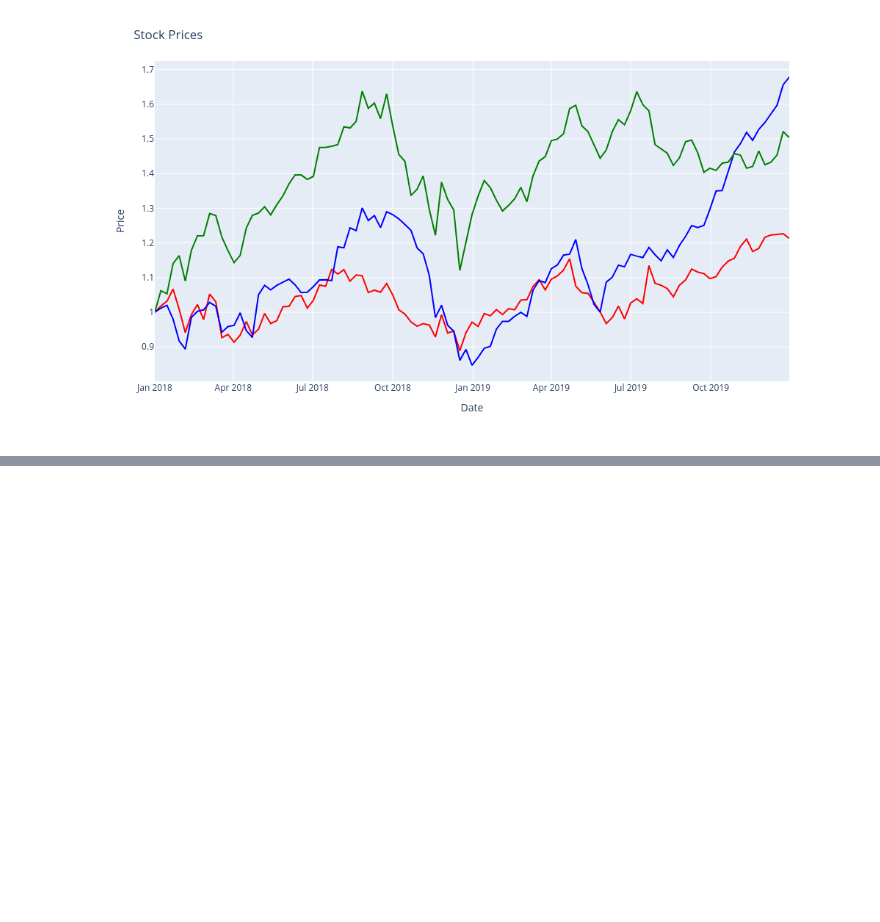
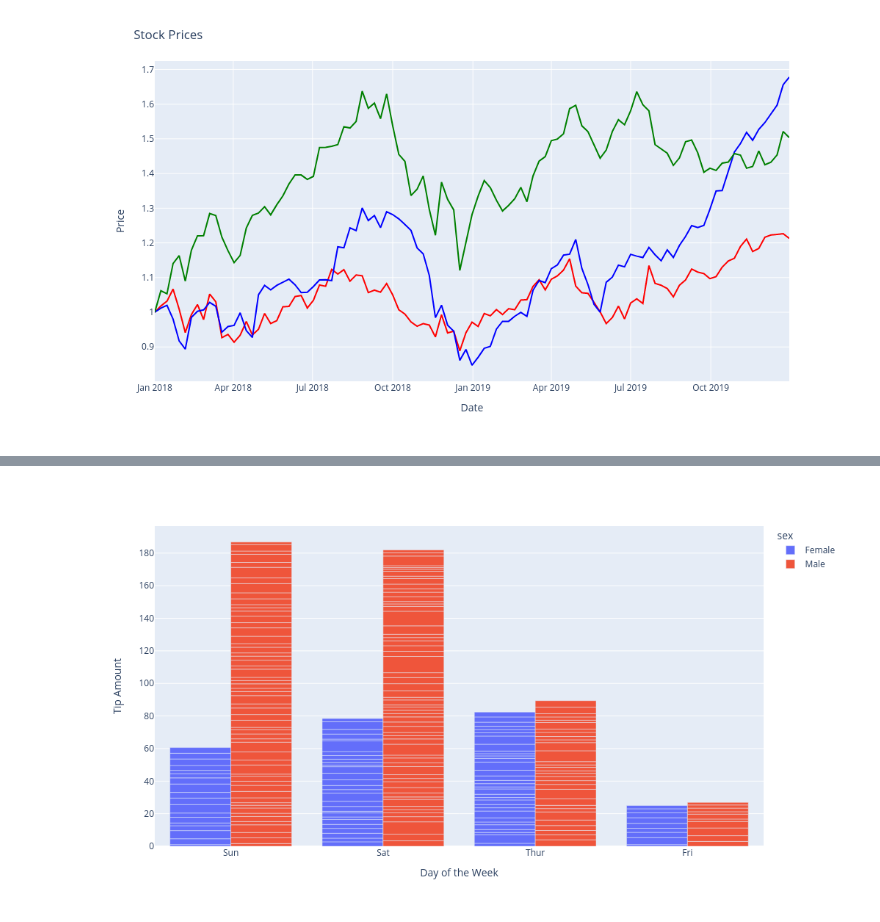
Before and after one commit to hereliesadvaith/Coding-Tutorials, a Jupyter notebook: 01_python/06_libraries/03_plotly/00.ipynb, the cells around one changed output, grey strips where cells are left out. Drawn from its saved outputs; the diff is of its cells as text; code cells hidden in the pictures; blank space fills up the shorter version.

```diff
--- a/01_python/06_libraries/03_plotly/00.ipynb
+++ b/01_python/06_libraries/03_plotly/00.ipynb
@@ -50,0 +59,10 @@ fig.show()
+# %%
+df_tips = px.data.tips()
+px.bar(df_tips, x='day', y='tip', color='sex',
+    labels={
+        'tip': 'Tip Amount',
+        'day': 'Day of the Week'
+    }, barmode='group'
+)
+# %% [output]
+[figure, added]
```
Also changed, not shown: parts of 22 cells of this notebook.
